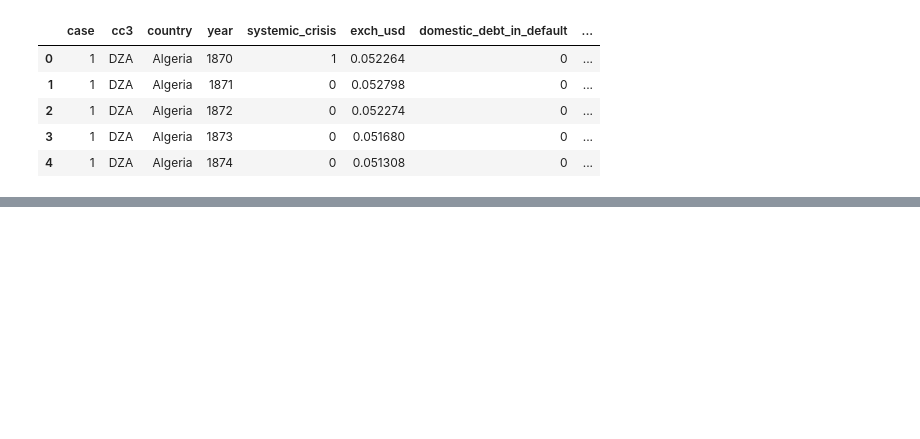
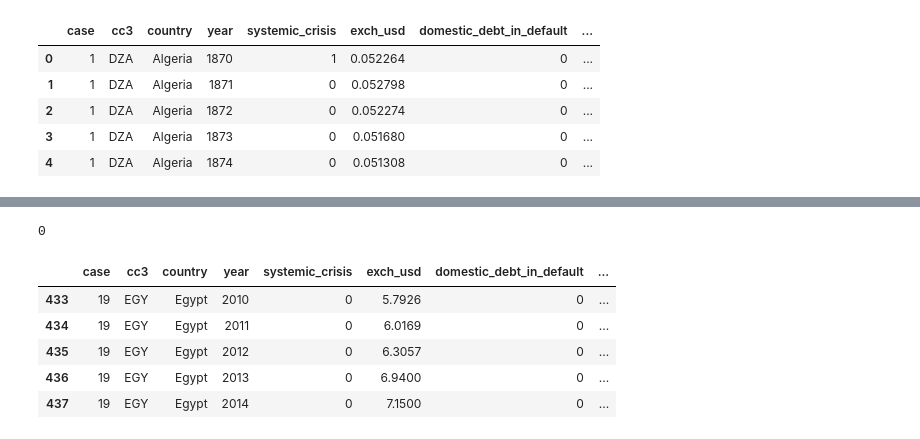
Before and after one commit to hkafrawi/africa_economy, a Jupyter notebook: Main.ipynb, the cells around one changed output, grey strips where cells are left out. Drawn from its saved outputs; the diff is of its cells as text; code cells hidden in the pictures; blank space fills up the shorter version.

```diff
--- a/Main.ipynb
+++ b/Main.ipynb
@@ -14,0 +36,14 @@ df.head()
+# %%
+df.duplicated().sum()
+# %% [output]
+0
+# %%
+df_egy = df[df['country'] == 'Egypt']
+df_egy.tail()
+# %% [output]
+|  | case | cc3 | country | year | systemic_crisis | exch_usd | domestic_debt_in_default | ... |
+| 433 | 19 | EGY | Egypt | 2010 | 0 | 5.7926 | 0 | ... |
+| 434 | 19 | EGY | Egypt | 2011 | 0 | 6.0169 | 0 | ... |
+| 435 | 19 | EGY | Egypt | 2012 | 0 | 6.3057 | 0 | ... |
+| 436 | 19 | EGY | Egypt | 2013 | 0 | 6.9400 | 0 | ... |
+| 437 | 19 | EGY | Egypt | 2014 | 0 | 7.1500 | 0 | ... |
```
Also changed, not shown: parts of 3 cells of this notebook.
